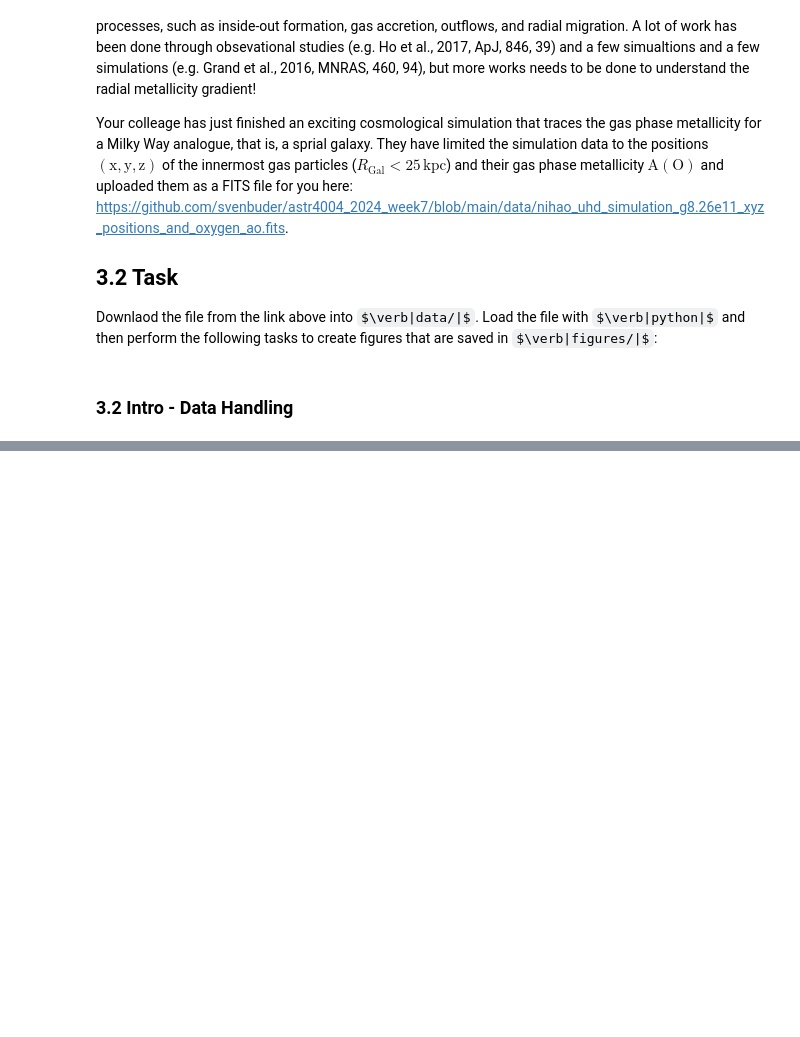
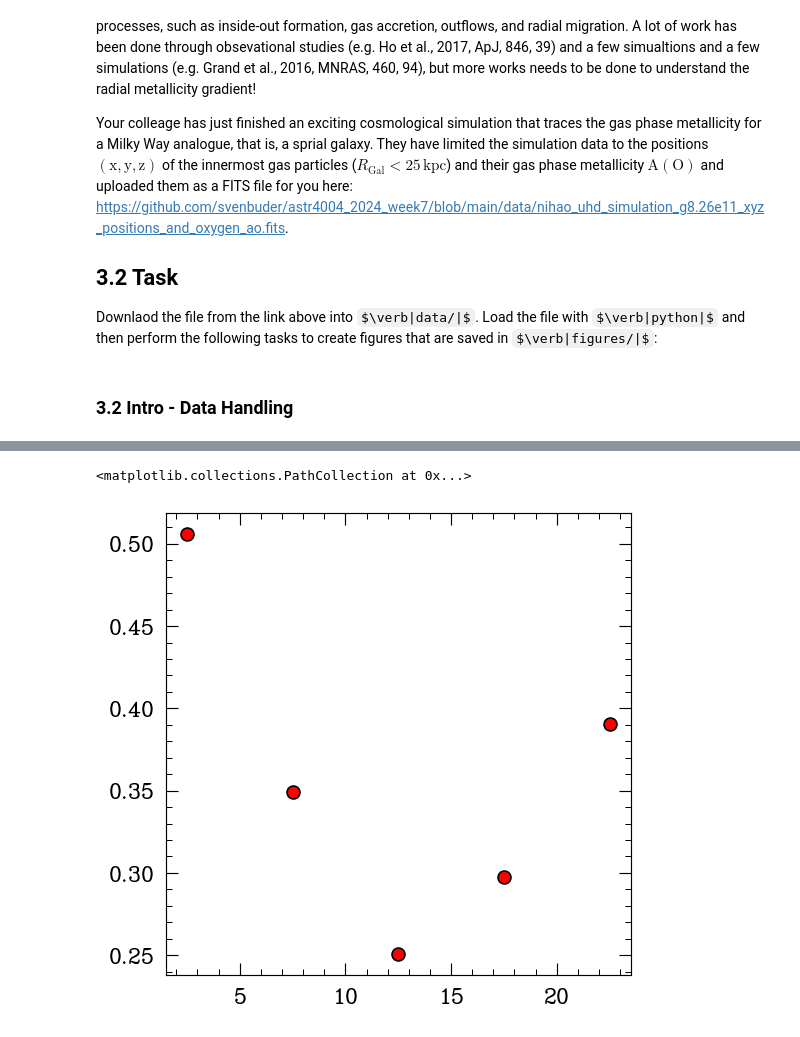
Before and after one commit to Pat-OC/astr_4004_a3, a Jupyter notebook: question-3/a3_q2_notebook.ipynb, the cells around one changed output, grey strips where cells are left out. Cells and saved outputs as stored; diff of their text form; code cells hidden in the pictures; some formulas as TeX source; blank space fills up the shorter version.

```diff
--- a/question-3/a3_q2_notebook.ipynb
+++ b/question-3/a3_q2_notebook.ipynb
@@ -79,0 +151,32 @@ plt.imshow()
+# %%
+" ----------- Q3.2.3 ------------- "
+
+## we can approach the problem by considering the root mean square in bins of Rgal
+
+# define bins for rmse calc
+bins_rmse = [0, 5, 10 ,15, 20, 25]
+
+# get the bin centers for plotting
+bin_centers = []
+
+for i in range(len(bins_rmse)-1):
+    bin_center = ((bins_rmse[i] + bins_rmse[i+1])/2)
+    bin_centers.append(bin_center)
+
+rmse_list = []
+
+# iterate over bins and calculate root mean square error (rmse) in each bin
+for i in range(len(bins_rmse)-1):
+    bin_mask = ((R_gal[mask] >= bins_rmse[i]) & (R_gal[mask] < bins_rmse[i+1])) # create a mask such that you only consider the binned region
+    if np.any(bin_mask):
+        bin_rmse = np.sqrt(mean_squared_error(gas_met_arr[mask][bin_mask], fit_line[bin_mask]))
+        rmse_list.append(bin_rmse)
+
+
+## plot the RMSE as a fucntion of bins
+fig, ax = plt.subplots(figsize=(5,5))
+
+ax.scatter(bin_centers, rmse_list, s=60, color='red', edgecolors='black')
+# %% [output]
+<matplotlib.collections.PathCollection at 0x...>
+[figure, added]
```
Also changed, not shown: parts of 6 cells of this notebook, 8 other files.
